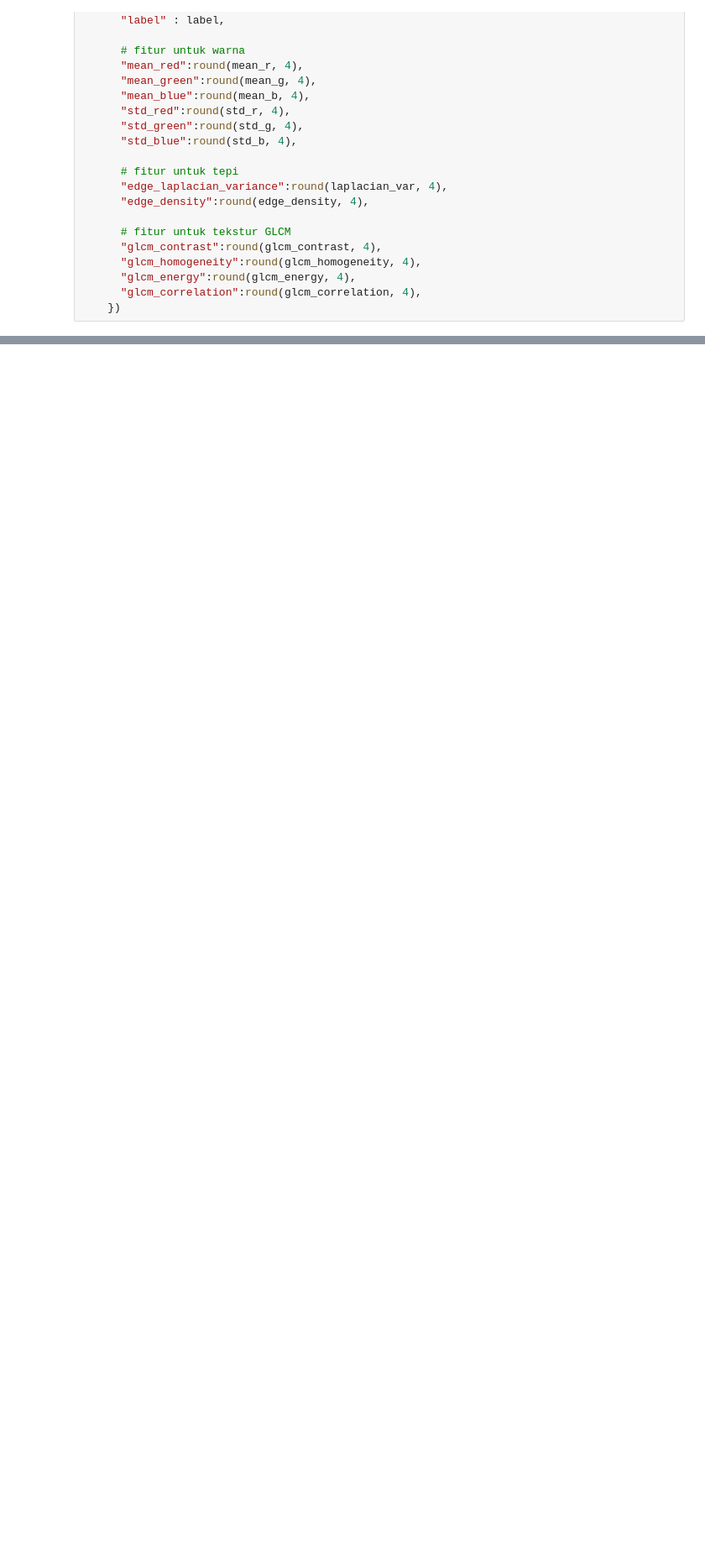
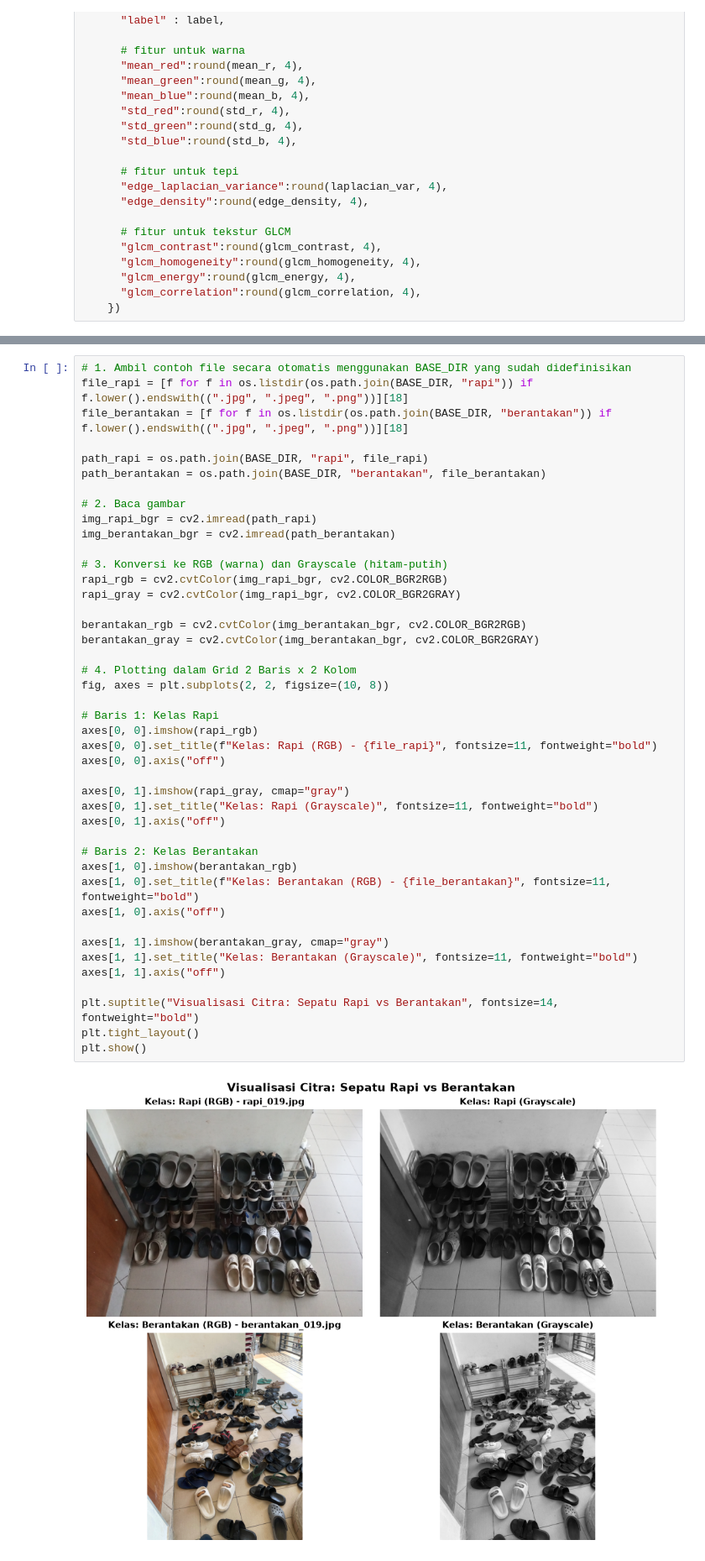
Before and after one commit to muhammadainulfuady/ProjectImageClasification, a Jupyter notebook: code/main.ipynb, the cells around one changed output, grey strips where cells are left out. Shown at 84% size. Cells and saved outputs as stored; diff of their text form; blank space fills up the shorter version.

```diff
--- a/code/main.ipynb
+++ b/code/main.ipynb
@@ -122,0 +145,45 @@ df.to_csv(output_csv, index=False)
+# %%
+# 1. Ambil contoh file secara otomatis menggunakan BASE_DIR yang sudah didefinisikan
+file_rapi = [f for f in os.listdir(os.path.join(BASE_DIR, "rapi")) if f.lower().endswith((".jpg", ".jpeg", ".png"))][18]
+file_berantakan = [f for f in os.listdir(os.path.join(BASE_DIR, "berantakan")) if f.lower().endswith((".jpg", ".jpeg", ".png"))][18]
+
+path_rapi = os.path.join(BASE_DIR, "rapi", file_rapi)
+path_berantakan = os.path.join(BASE_DIR, "berantakan", file_berantakan)
+
+# 2. Baca gambar
+img_rapi_bgr = cv2.imread(path_rapi)
+img_berantakan_bgr = cv2.imread(path_berantakan)
+
+# 3. Konversi ke RGB (warna) dan Grayscale (hitam-putih)
+rapi_rgb = cv2.cvtColor(img_rapi_bgr, cv2.COLOR_BGR2RGB)
+rapi_gray = cv2.cvtColor(img_rapi_bgr, cv2.COLOR_BGR2GRAY)
+
+berantakan_rgb = cv2.cvtColor(img_berantakan_bgr, cv2.COLOR_BGR2RGB)
+berantakan_gray = cv2.cvtColor(img_berantakan_bgr, cv2.COLOR_BGR2GRAY)
+
+# 4. Plotting dalam Grid 2 Baris x 2 Kolom
+fig, axes = plt.subplots(2, 2, figsize=(10, 8))
+
+# Baris 1: Kelas Rapi
+axes[0, 0].imshow(rapi_rgb)
+axes[0, 0].set_title(f"Kelas: Rapi (RGB) - {file_rapi}", fontsize=11, fontweight="bold")
+axes[0, 0].axis("off")
+
+axes[0, 1].imshow(rapi_gray, cmap="gray")
+axes[0, 1].set_title("Kelas: Rapi (Grayscale)", fontsize=11, fontweight="bold")
+axes[0, 1].axis("off")
+
+# Baris 2: Kelas Berantakan
+axes[1, 0].imshow(berantakan_rgb)
+axes[1, 0].set_title(f"Kelas: Berantakan (RGB) - {file_berantakan}", fontsize=11, fontweight="bold")
+axes[1, 0].axis("off")
+
+axes[1, 1].imshow(berantakan_gray, cmap="gray")
+axes[1, 1].set_title("Kelas: Berantakan (Grayscale)", fontsize=11, fontweight="bold")
+axes[1, 1].axis("off")
+
+plt.suptitle("Visualisasi Citra: Sepatu Rapi vs Berantakan", fontsize=14, fontweight="bold")
+plt.tight_layout()
+plt.show()
+# %% [output]
+[figure, added]
```
Also changed, not shown: parts of 11 cells of this notebook, 1 other file.
